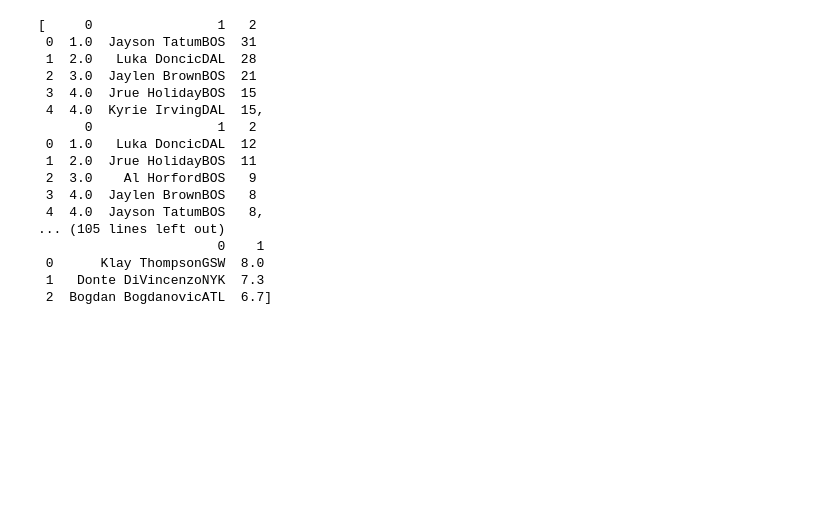
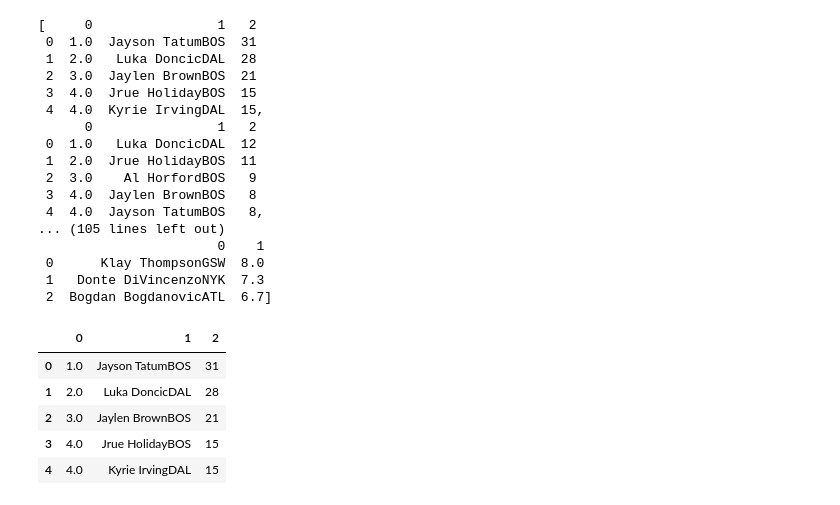
Before and after one commit to jeniferGoncalvesDaSilvaDev/nba-stats-scraping, a Jupyter notebook: nba_stats_scraping.ipynb, the cells around one changed output. Drawn from its saved outputs; the diff is of its cells as text; code cells hidden in the pictures; blank space fills up the shorter version.

```diff
--- a/nba_stats_scraping.ipynb
+++ b/nba_stats_scraping.ipynb
@@ -57,3 +40,13 @@ tabela
  0      Klay ThompsonGSW  8.0
  1   Donte DiVincenzoNYK  7.3
  2  Bogdan BogdanovicATL  6.7]
+# %%
+pontos= tabela[0]
+pontos
+# %% [output]
+|  | 0 | 1 | 2 |
+| 0 | 1.0 | Jayson TatumBOS | 31 |
+| 1 | 2.0 | Luka DoncicDAL | 28 |
+| 2 | 3.0 | Jaylen BrownBOS | 21 |
+| 3 | 4.0 | Jrue HolidayBOS | 15 |
+| 4 | 4.0 | Kyrie IrvingDAL | 15 |
```
Also changed, not shown: parts of 2 cells of this notebook.
